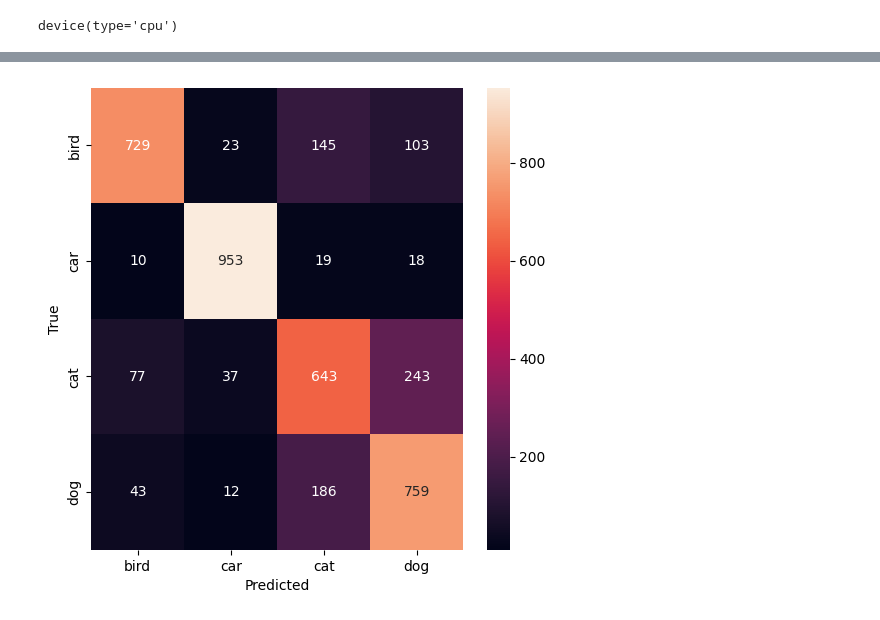
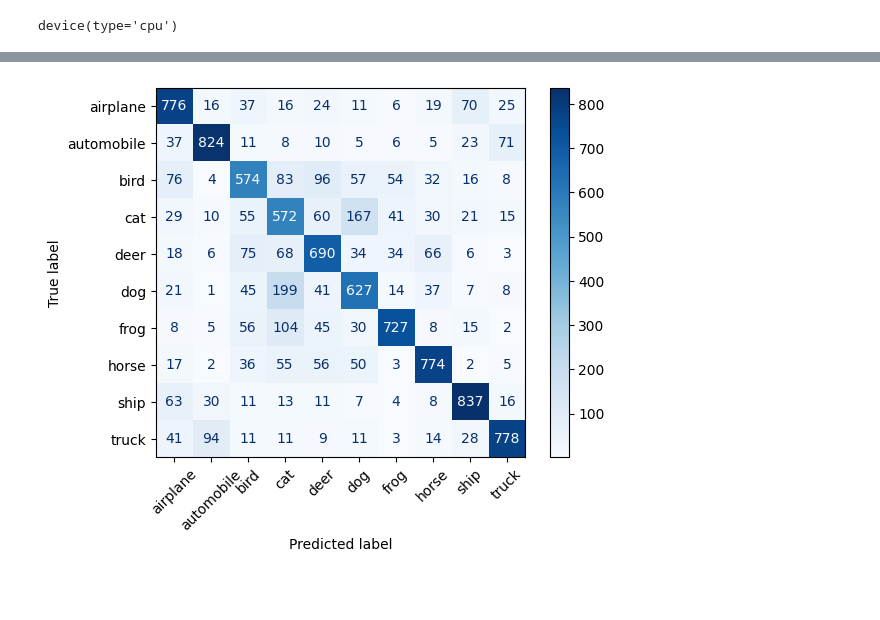
Before and after one commit to mitra369/210112-CN_CIFAR10, a Jupyter notebook: 210112_CN_CIFAR10.ipynb, the cells around one changed output, grey strips where cells are left out. Cells and saved outputs as stored; diff of their text form; code cells hidden in the pictures; blank space fills up the shorter version.

```diff
--- a/210112_CN_CIFAR10.ipynb
+++ b/210112_CN_CIFAR10.ipynb
@@ -61,6 +61,8 @@ def filter_dataset(dataset):
-# %%
-trainset = filter_dataset(trainset)
-testset = filter_dataset(testset)
+# %%
+classes = [
+    'airplane', 'automobile', 'bird', 'cat', 'deer',
+    'dog', 'frog', 'horse', 'ship', 'truck'
+]
 # %%
 trainloader = DataLoader(trainset, batch_size=64, shuffle=True)
 testloader = DataLoader(testset, batch_size=64, shuffle=False)
@@ -167,23 +168,30 @@ import seaborn as sns
 # %%
+model.eval()
 y_true, y_pred = [], []
 
-model.eval()
 with torch.no_grad():
     for images, labels in testloader:
         images = images.to(device)
+        labels = labels.to(device)
+
         outputs = model(images)
         _, predicted = torch.max(outputs, 1)
-        y_true.extend(labels.numpy())
+
+        y_true.extend(labels.cpu().numpy())
         y_pred.extend(predicted.cpu().numpy())
+
+cm = confusion_matrix(
+    y_true,
+    y_pred,
+    labels=list(range(10))   # ✅ force all 10 classes
+)
+
+disp = ConfusionMatrixDisplay(
+    confusion_matrix=cm,
+    display_labels=classes
+)
+
+disp.plot(cmap="Blues", xticks_rotation=45)
+plt.show()
+# %% [output]
+[figure, added]
-# %%
-cm = confusion_matrix(y_true, y_pred)
-
-plt.figure(figsize=(6,6))
-sns.heatmap(cm, annot=True, fmt="d",
-            xticklabels=classes,
-            yticklabels=classes)
-plt.xlabel("Predicted")
-plt.ylabel("True")
-plt.show()
-# %% [output]
-[figure, removed]
```
Also changed, not shown: parts of 13 cells of this notebook.
